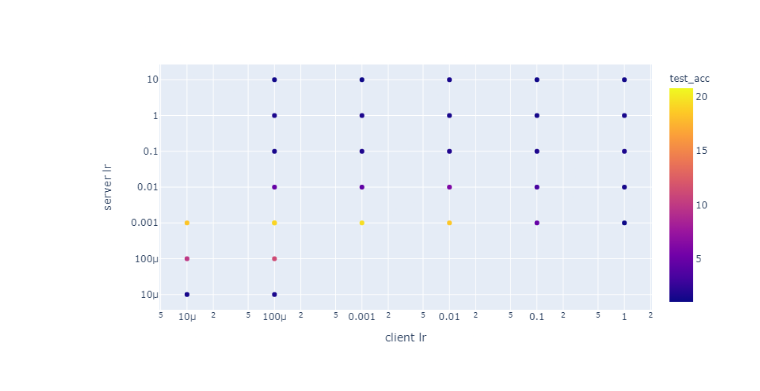
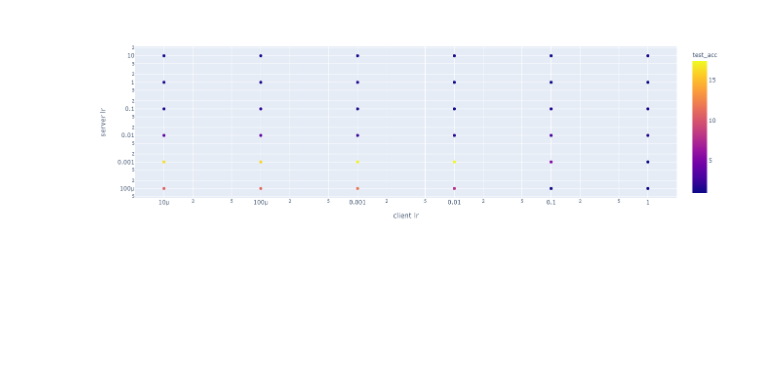
Before and after one commit to matech96/FederatedLighting, a Jupyter notebook: notebooks/server_side_opt.ipynb, the cells around one changed output. Saved outputs shown, nothing was run; the diff lists cells and outputs as text; code cells hidden in the pictures; blank space fills up the shorter version.

```diff
--- a/notebooks/server_side_opt.ipynb
+++ b/notebooks/server_side_opt.ipynb
@@ -15,8 +15,9 @@ sopts = [exp.get_parameters_summary('SERVER_OPT')['valueMax'] for exp in exps]
 teas = [float(exp.get_metrics_summary('test_acc')['valueMax']) for exp in exps]
 ids = [exp.id for exp in exps]
 groupnorm = ['groupnorm' in exp.get_tags() for exp in exps]
+noB1 = ['noB1' in exp.get_tags() for exp in exps]
 # %%
-df = pd.DataFrame({'id': ids, 'groupnorm': groupnorm, 'client lr': clrs, 'server lr': slrs, 'server opt': sopts, 'test_acc': teas})
+df = pd.DataFrame({'id': ids, 'groupnorm': groupnorm, 'noB1': noB1, 'client lr': clrs, 'server lr': slrs, 'server opt': sopts, 'test_acc': teas})
 # df_fin = df[df['test_acc'] > 99]
 # [float(d['metricValue']) for d in exp.get_metrics('test_acc')]
 # %%
@@ -27,17 +28,17 @@ df = df.sort_values(['server opt', 'server lr'])#[['server lr', 'client lr', 'se
 # %%
 import plotly.express as px
 import plotly.graph_objects as go
-df_tmp = df[(df['server opt'] == 'Adam') & (df['groupnorm'] != True)]
+df_tmp = df[(df['server opt'] == 'Adam') & (df['noB1'] == True)]
 import plotly.express as px
 # df = px.data.gapminder()
 
 fig = px.scatter(df_tmp, x="client lr", y="server lr",
 	         color="test_acc", log_x=True, log_y=True, size_max=60)
 fig.show()
 # fig = px.imshow(np.array(df_tmp['test_acc']).reshape((5,5)),
 #                                 x=[str(s) for s in df_tmp['client lr'].unique()],
 #                                 y=[str(s) for s in df_tmp['server lr'].unique()],
 #          )
 # fig.show()
 # %% [output]
-[figure, old version]
+[figure, new version]
```
Also changed, not shown: 4 other files.
